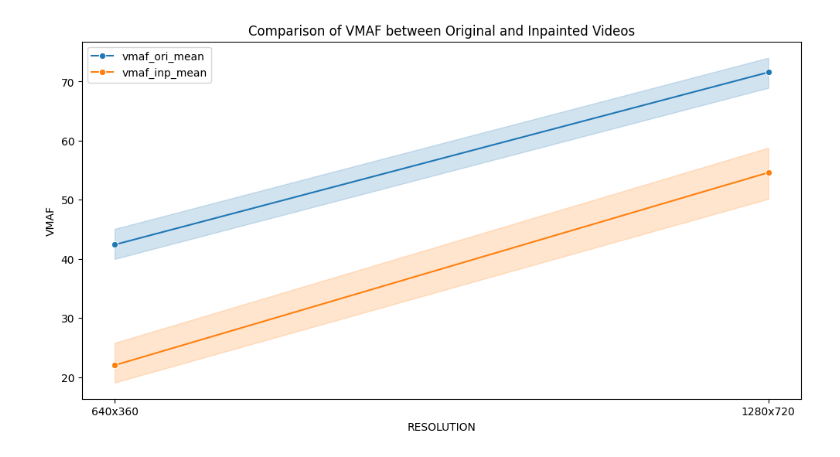
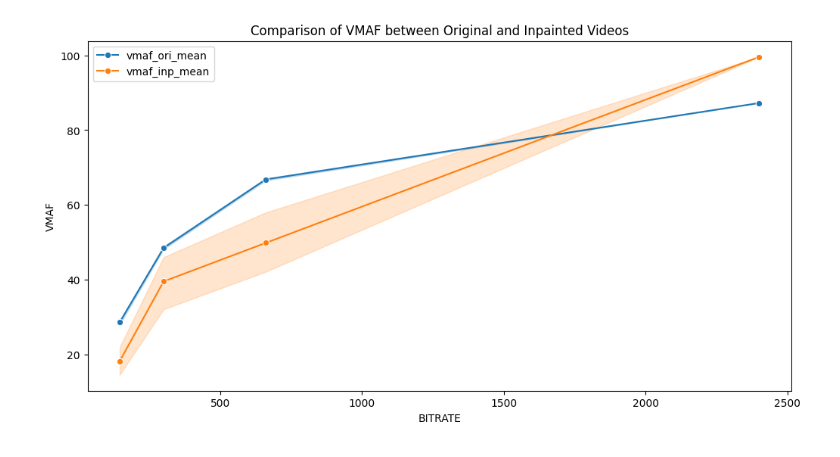
Before and after one commit to emanuele-artioli/elvis, a Jupyter notebook: show_results.ipynb, the cells around one changed output. Saved outputs shown, nothing was run; the diff lists cells and outputs as text; code cells hidden in the pictures.

Commit message:
added bitrate calculation based on pixel count, client takes a shrunk encoded video, not the frames, added bitrate in results.csv, fps_mode instead of vsync

```diff
--- a/show_results.ipynb
+++ b/show_results.ipynb
@@ -43,23 +43,23 @@ plt.show()
 # %%
 # Function to plot comparison between original and inpainted results
 def plot_comparison(df, metric, parameter):
     plt.figure(figsize=(12, 6))
     sns.lineplot(data=df, x=parameter, y=f'{metric}_ori_mean', label=f'{metric}_ori_mean', marker='o')
     sns.lineplot(data=df, x=parameter, y=f'{metric}_inp_mean', label=f'{metric}_inp_mean', marker='o')
     plt.title(f'Comparison of {metric.upper()} between Original and Inpainted Videos')
     plt.xlabel(parameter.upper())
     plt.ylabel(metric.upper())
     plt.legend()
     plt.show()
 
 # Plot comparisons for each metric
 metrics = ['vmaf'] # 'mse', 'psnr', 'ssim'
-parameters = ['resolution'] # 'resolution', 'square_size', 'horizontal_stride', 'vertical_stride', 'neighbor_length', 'ref_stride', 'subvideo_length'
+parameters = ['bitrate'] # 'bitrate', 'resolution', 'square_size', 'horizontal_stride', 'vertical_stride', 'neighbor_length', 'ref_stride', 'subvideo_length'
 for metric in metrics:
     for parameter in parameters:
-        plot_comparison(df, metric, parameter)
+        plot_comparison(df[df.vertical_stride == 1], metric, parameter)
 # %% [output]
-[figure, old version]
+[figure, new version]
 # %%
 # Identify which scenes have better quality for original vs inpainted
 df['better_quality'] = df.apply(lambda row: 'original' if row['vmaf_ori_mean'] > row['vmaf_inp_mean'] else 'inpainted', axis=1)
```
Also changed, not shown: parts of 3 cells of this notebook, 6 other files.
